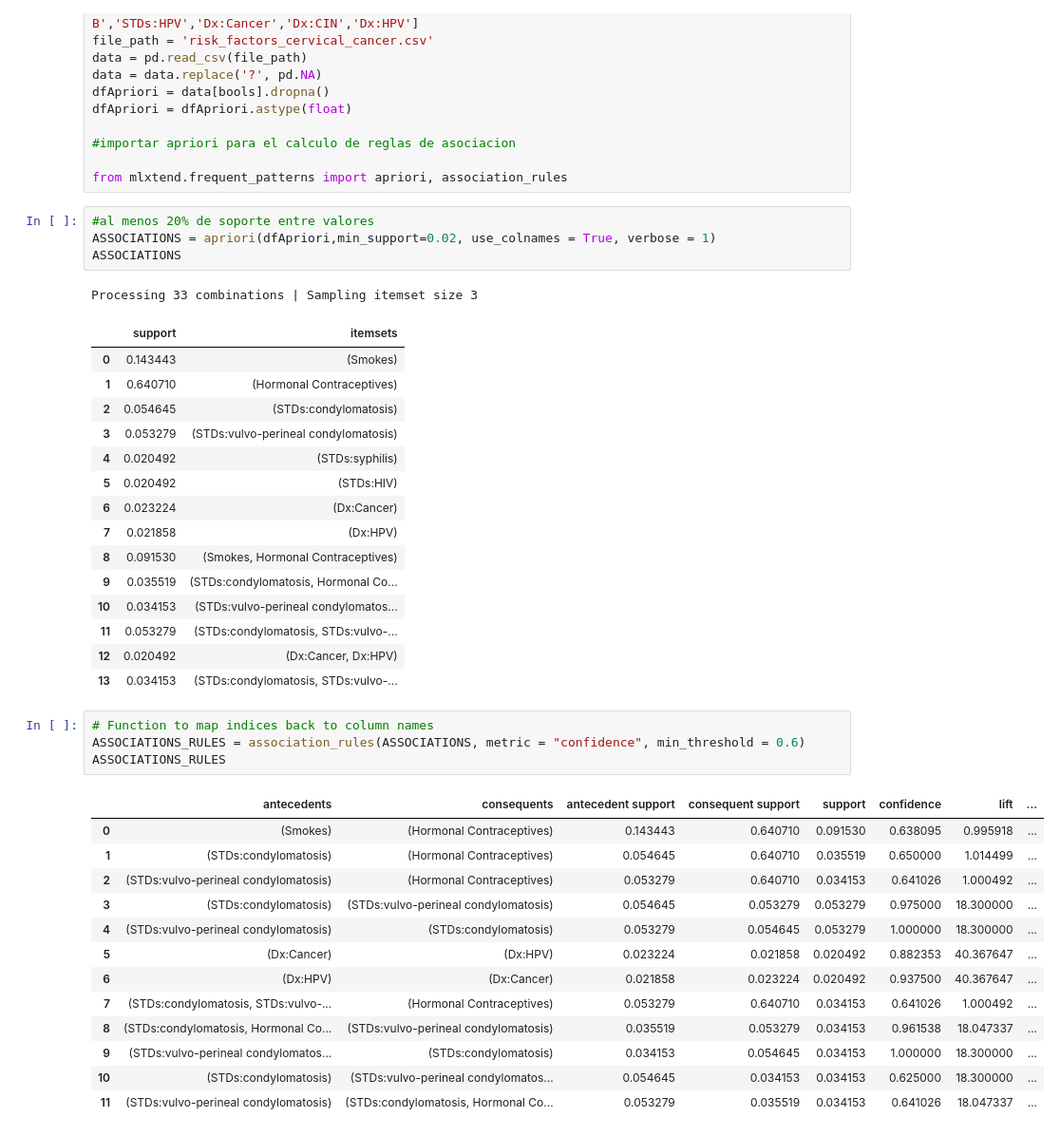
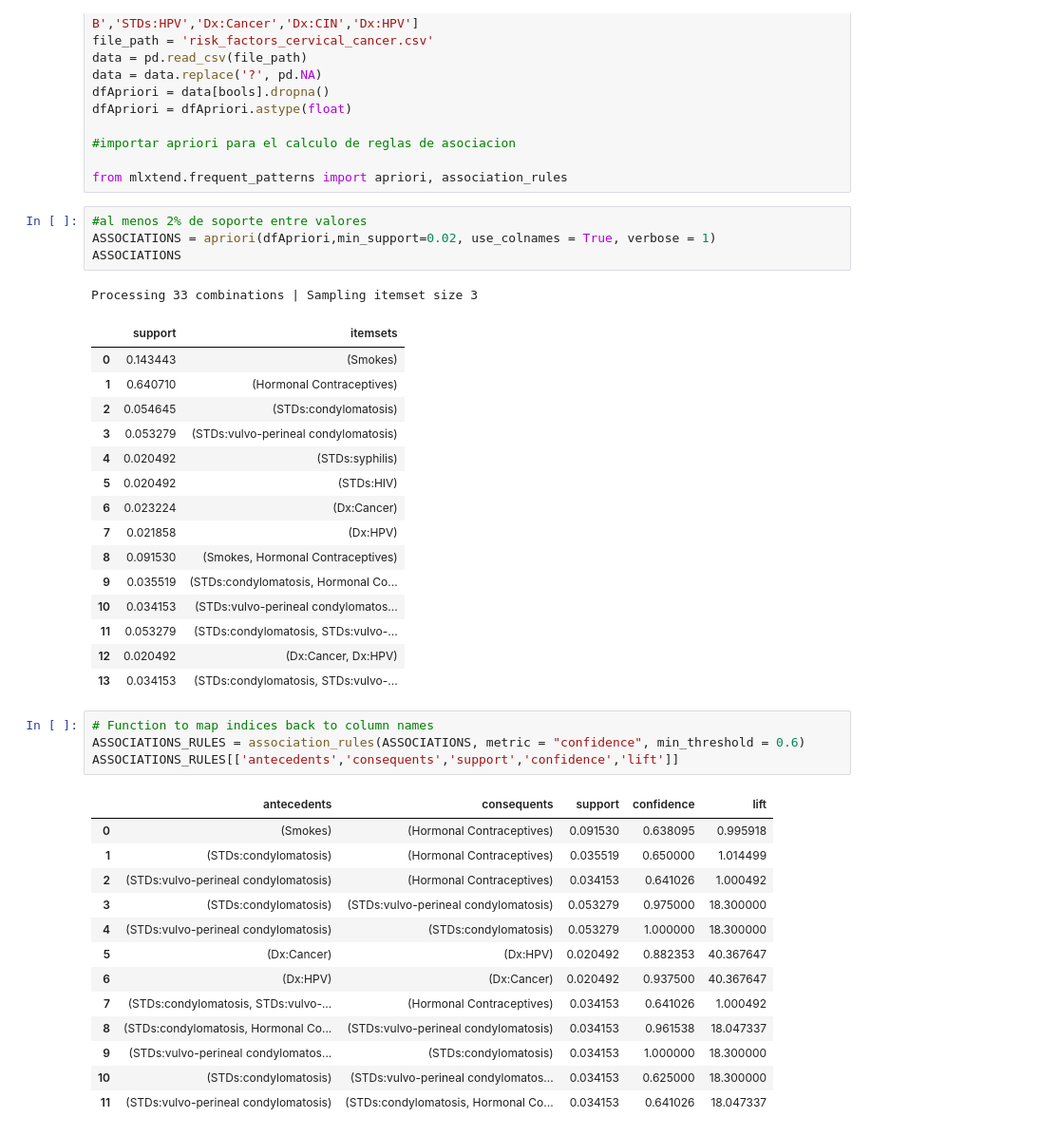
Before and after one commit to AGM54/DATASCIENCE, a Jupyter notebook: codigo.ipynb, the cells around one changed output. Shown at 95% size. Drawn from its saved outputs; the diff is of its cells as text.

```diff
--- a/codigo.ipynb
+++ b/codigo.ipynb
@@ -744,7 +744,7 @@ dfApriori = dfApriori.astype(float)
 
 from mlxtend.frequent_patterns import apriori, association_rules
 # %%
-#al menos 20% de soporte entre valores
+#al menos 2% de soporte entre valores
 ASSOCIATIONS = apriori(dfApriori,min_support=0.02, use_colnames = True, verbose = 1)
 ASSOCIATIONS
 # %% [output]
@@ -767,18 +767,18 @@ Processing 33 combinations | Sampling itemset size 3
 # %%
 # Function to map indices back to column names
 ASSOCIATIONS_RULES = association_rules(ASSOCIATIONS, metric = "confidence", min_threshold = 0.6)
-ASSOCIATIONS_RULES
+ASSOCIATIONS_RULES[['antecedents','consequents','support','confidence','lift']]
 # %% [output]
-|  | antecedents | consequents | antecedent support | consequent support | support | confidence | lift | ... |
-| 0 | (Smokes) | (Hormonal Contraceptives) | 0.143443 | 0.640710 | 0.091530 | 0.638095 | 0.995918 | ... |
-| 1 | (STDs:condylomatosis) | (Hormonal Contraceptives) | 0.054645 | 0.640710 | 0.035519 | 0.650000 | 1.014499 | ... |
-| 2 | (STDs:vulvo-perineal condylomatosis) | (Hormonal Contraceptives) | 0.053279 | 0.640710 | 0.034153 | 0.641026 | 1.000492 | ... |
-| 3 | (STDs:condylomatosis) | (STDs:vulvo-perineal condylomatosis) | 0.054645 | 0.053279 | 0.053279 | 0.975000 | 18.300000 | ... |
-| 4 | (STDs:vulvo-perineal condylomatosis) | (STDs:condylomatosis) | 0.053279 | 0.054645 | 0.053279 | 1.000000 | 18.300000 | ... |
-| 5 | (Dx:Cancer) | (Dx:HPV) | 0.023224 | 0.021858 | 0.020492 | 0.882353 | 40.367647 | ... |
-| 6 | (Dx:HPV) | (Dx:Cancer) | 0.021858 | 0.023224 | 0.020492 | 0.937500 | 40.367647 | ... |
-| 7 | (STDs:condylomatosis, STDs:vulvo-... | (Hormonal Contraceptives) | 0.053279 | 0.640710 | 0.034153 | 0.641026 | 1.000492 | ... |
-| 8 | (STDs:condylomatosis, Hormonal Co... | (STDs:vulvo-perineal condylomatosis) | 0.035519 | 0.053279 | 0.034153 | 0.961538 | 18.047337 | ... |
-| 9 | (STDs:vulvo-perineal condylomatos... | (STDs:condylomatosis) | 0.034153 | 0.054645 | 0.034153 | 1.000000 | 18.300000 | ... |
-| 10 | (STDs:condylomatosis) | (STDs:vulvo-perineal condylomatos... | 0.054645 | 0.034153 | 0.034153 | 0.625000 | 18.300000 | ... |
-| 11 | (STDs:vulvo-perineal condylomatosis) | (STDs:condylomatosis, Hormonal Co... | 0.053279 | 0.035519 | 0.034153 | 0.641026 | 18.047337 | ... |
+|  | antecedents | consequents | support | confidence | lift |
+| 0 | (Smokes) | (Hormonal Contraceptives) | 0.091530 | 0.638095 | 0.995918 |
+| 1 | (STDs:condylomatosis) | (Hormonal Contraceptives) | 0.035519 | 0.650000 | 1.014499 |
+| 2 | (STDs:vulvo-perineal condylomatosis) | (Hormonal Contraceptives) | 0.034153 | 0.641026 | 1.000492 |
+| 3 | (STDs:condylomatosis) | (STDs:vulvo-perineal condylomatosis) | 0.053279 | 0.975000 | 18.300000 |
+| 4 | (STDs:vulvo-perineal condylomatosis) | (STDs:condylomatosis) | 0.053279 | 1.000000 | 18.300000 |
+| 5 | (Dx:Cancer) | (Dx:HPV) | 0.020492 | 0.882353 | 40.367647 |
+| 6 | (Dx:HPV) | (Dx:Cancer) | 0.020492 | 0.937500 | 40.367647 |
+| 7 | (STDs:condylomatosis, STDs:vulvo-... | (Hormonal Contraceptives) | 0.034153 | 0.641026 | 1.000492 |
+| 8 | (STDs:condylomatosis, Hormonal Co... | (STDs:vulvo-perineal condylomatosis) | 0.034153 | 0.961538 | 18.047337 |
+| 9 | (STDs:vulvo-perineal condylomatos... | (STDs:condylomatosis) | 0.034153 | 1.000000 | 18.300000 |
+| 10 | (STDs:condylomatosis) | (STDs:vulvo-perineal condylomatos... | 0.034153 | 0.625000 | 18.300000 |
+| 11 | (STDs:vulvo-perineal condylomatosis) | (STDs:condylomatosis, Hormonal Co... | 0.034153 | 0.641026 | 18.047337 |
```
Also changed, not shown: parts of 6 cells of this notebook.
